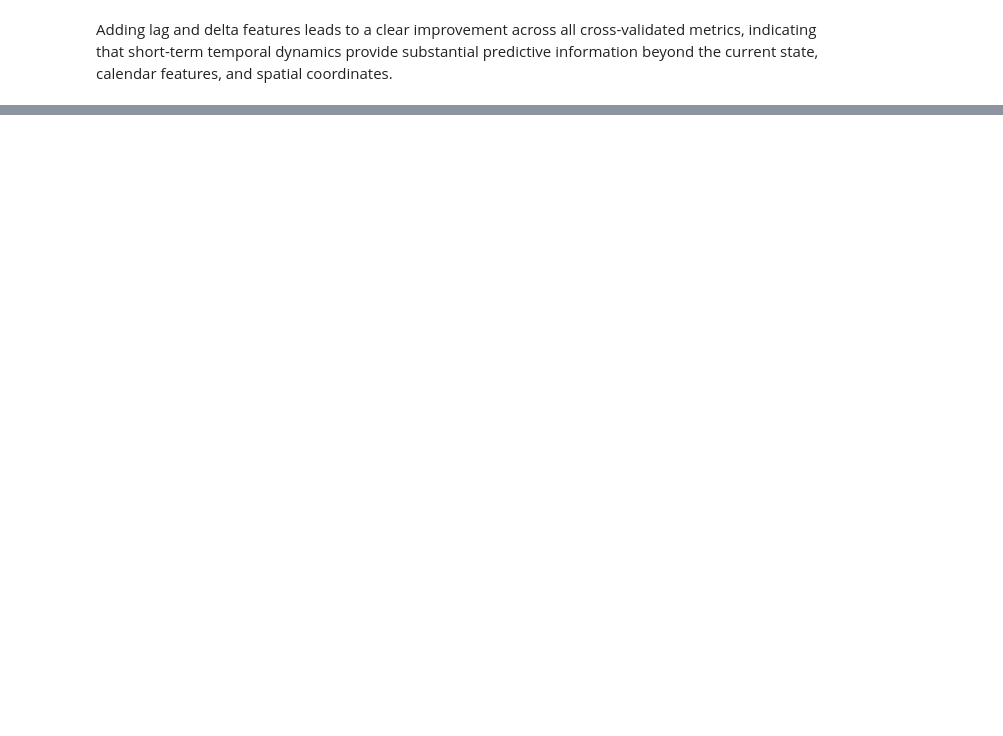
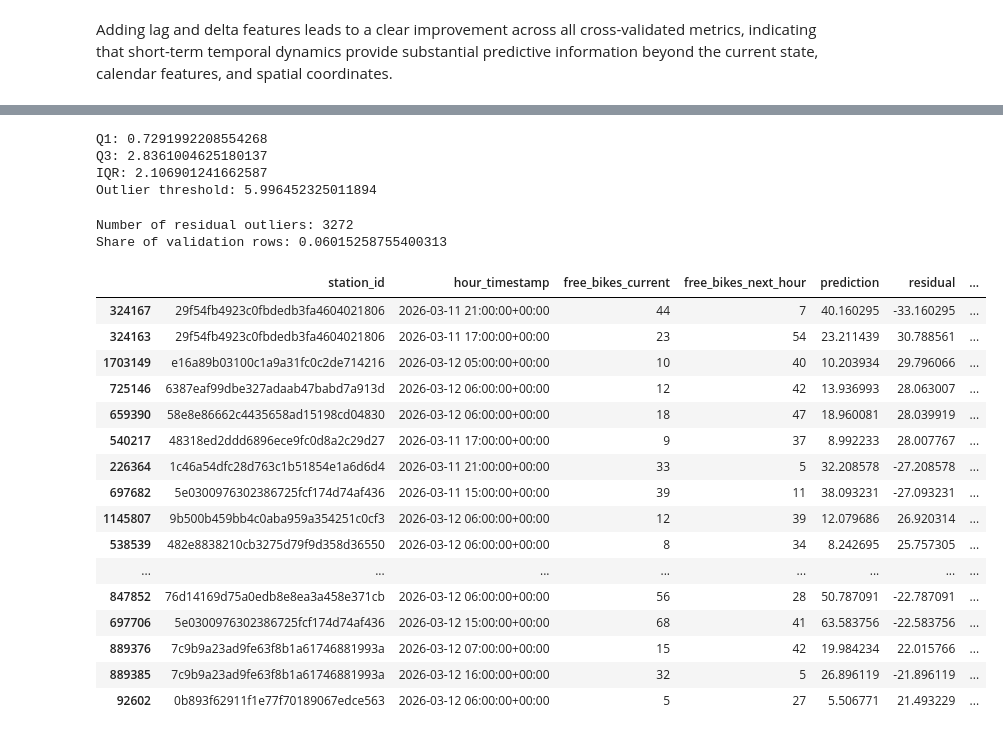
Before and after one commit to zakilbaki/velib-demand-forecasting, a Jupyter notebook: notebooks/regression_dataset_eda.ipynb, the cells around one changed output, grey strips where cells are left out. Drawn from its saved outputs; the diff is of its cells as text; code cells hidden in the pictures; blank space fills up the shorter version.

```diff
--- a/notebooks/regression_dataset_eda.ipynb
+++ b/notebooks/regression_dataset_eda.ipynb
@@ -1490,0 +1541,60 @@ feature_set_validation_results_df.sort_values("val_rmse")
+# %%
+q1 = val_error_analysis_df["abs_residual"].quantile(0.25)
+q3 = val_error_analysis_df["abs_residual"].quantile(0.75)
+iqr = q3 - q1
+
+outlier_threshold = q3 + 1.5 * iqr
+
+print("Q1:", q1)
+print("Q3:", q3)
+print("IQR:", iqr)
+print("Outlier threshold:", outlier_threshold)
+# %% [output]
+Q1: 0.7291992208554268
+Q3: 2.8361004625180137
+IQR: 2.106901241662587
+Outlier threshold: 5.996452325011894
+# %%
+residual_outliers_df = val_error_analysis_df[
+    val_error_analysis_df["abs_residual"] > outlier_threshold
+].copy()
+
+print("Number of residual outliers:", len(residual_outliers_df))
+print("Share of validation rows:", len(residual_outliers_df) / len(val_error_analysis_df))
+# %% [output]
+Number of residual outliers: 3272
+Share of validation rows: 0.06015258755400313
+# %%
+residual_outliers_df[
+    [
+        "station_id",
+        "hour_timestamp",
+        "free_bikes_current",
+        "free_bikes_next_hour",
+        "prediction",
+        "residual",
+        "abs_residual",
+        "hour_of_day",
+        "is_weekend",
+        "latitude",
+        "longitude",
+    ]
+].sort_values("abs_residual", ascending=False).head(20)
+# %% [output]
+|  | station_id | hour_timestamp | free_bikes_current | free_bikes_next_hour | prediction | residual | ... |
+| 324167 | 29f54fb4923c0fbdedb3fa4604021806 | 2026-03-11 21:00:00+00:00 | 44 | 7 | 40.160295 | -33.160295 | ... |
+| 324163 | 29f54fb4923c0fbdedb3fa4604021806 | 2026-03-11 17:00:00+00:00 | 23 | 54 | 23.211439 | 30.788561 | ... |
+| 1703149 | e16a89b03100c1a9a31fc0c2de714216 | 2026-03-12 05:00:00+00:00 | 10 | 40 | 10.203934 | 29.796066 | ... |
+| 725146 | 6387eaf99dbe327adaab47babd7a913d | 2026-03-12 06:00:00+00:00 | 12 | 42 | 13.936993 | 28.063007 | ... |
+| 659390 | 58e8e86662c4435658ad15198cd04830 | 2026-03-12 06:00:00+00:00 | 18 | 47 | 18.960081 | 28.039919 | ... |
+| 540217 | 48318ed2ddd6896ece9fc0d8a2c29d27 | 2026-03-11 17:00:00+00:00 | 9 | 37 | 8.992233 | 28.007767 | ... |
+| 226364 | 1c46a54dfc28d763c1b51854e1a6d6d4 | 2026-03-11 21:00:00+00:00 | 33 | 5 | 32.208578 | -27.208578 | ... |
+| 697682 | 5e0300976302386725fcf174d74af436 | 2026-03-11 15:00:00+00:00 | 39 | 11 | 38.093231 | -27.093231 | ... |
+| 1145807 | 9b500b459bb4c0aba959a354251c0cf3 | 2026-03-12 06:00:00+00:00 | 12 | 39 | 12.079686 | 26.920314 | ... |
+| 538539 | 482e8838210cb3275d79f9d358d36550 | 2026-03-12 06:00:00+00:00 | 8 | 34 | 8.242695 | 25.757305 | ... |
+| ... | ... | ... | ... | ... | ... | ... | ... |
+| 847852 | 76d14169d75a0edb8e8ea3a458e371cb | 2026-03-12 06:00:00+00:00 | 56 | 28 | 50.787091 | -22.787091 | ... |
+| 697706 | 5e0300976302386725fcf174d74af436 | 2026-03-12 15:00:00+00:00 | 68 | 41 | 63.583756 | -22.583756 | ... |
+| 889376 | 7c9b9a23ad9fe63f8b1a61746881993a | 2026-03-12 07:00:00+00:00 | 15 | 42 | 19.984234 | 22.015766 | ... |
+| 889385 | 7c9b9a23ad9fe63f8b1a61746881993a | 2026-03-12 16:00:00+00:00 | 32 | 5 | 26.896119 | -21.896119 | ... |
+| 92602 | 0b893f62911f1e77f70189067edce563 | 2026-03-12 06:00:00+00:00 | 5 | 27 | 5.506771 | 21.493229 | ... |
```
Also changed, not shown: parts of 56 cells of this notebook, 19 other files.
